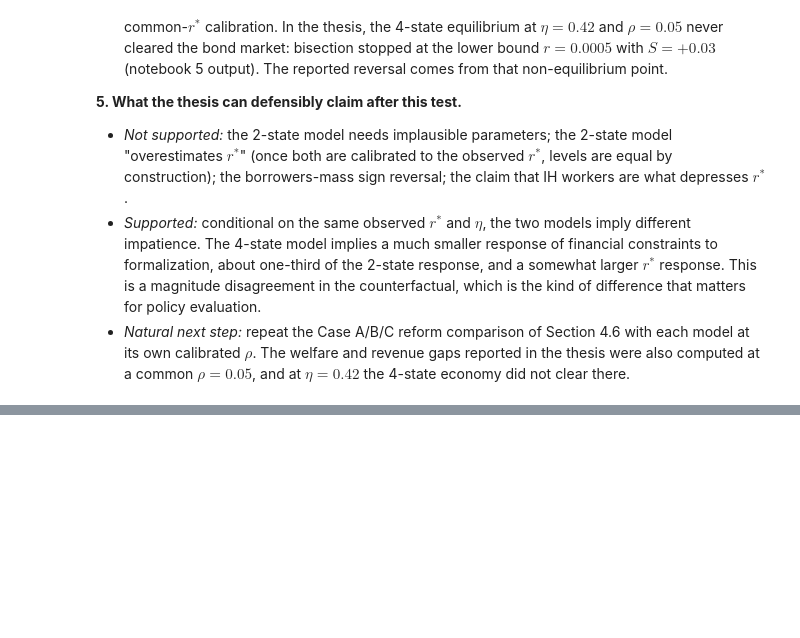
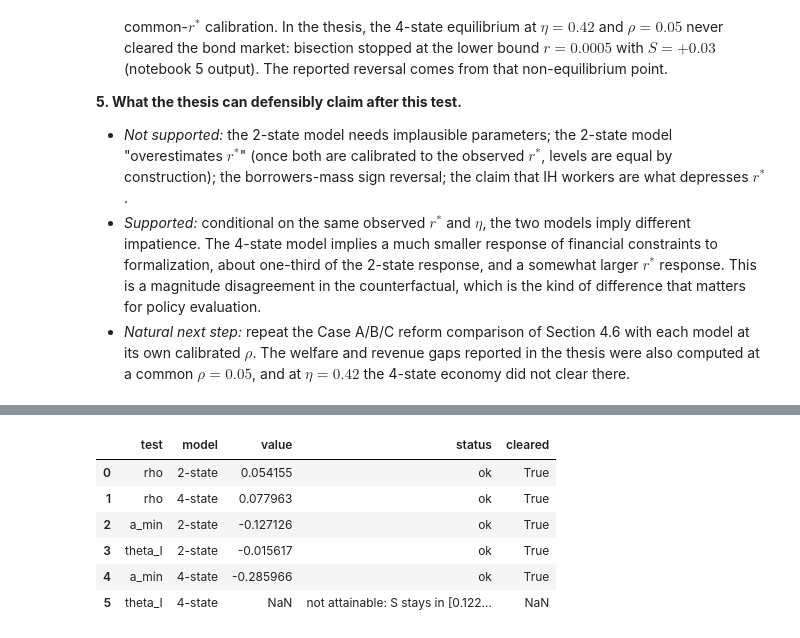
Before and after one commit to gtriberti9/Thesis_ArgFiscal, a Jupyter notebook: 8. empirical_claims.ipynb, the cells around one changed output, grey strips where cells are left out. Cells and saved outputs as stored; diff of their text form; code cells hidden in the pictures; blank space fills up the shorter version.

```diff
--- a/8. empirical_claims.ipynb
+++ b/8. empirical_claims.ipynb
@@ -596,0 +820,21 @@ model
+# %%
+# Mean after-tax income per model (to express a_min in months of income)
+MEAN_INC = {mk(0.42)["name"]: (stationary(mk(0.42)["Lambda"]) * (1 - mk(0.42)["tau"]) * mk(0.42)["z"]).sum()
+            for mk in (model_2state, model_4state)}
+
+# Long table: one row per (test, model) at r* = 2%, built from Steps 4-5 (rho) and Step 11 (a_min, theta_I)
+calib = pd.concat([
+    pd.DataFrame([{"test": "rho", "model": k, "r* target %": 100 * R_TARGET, "value": v, "status": "ok",
+                   "cleared": bool(abs(cal[k]["r"] - R_TARGET) < 1e-4 and cal[k]["out"]["valid"])}
+                  for k, v in rho_cal.items()]),
+    tab_free.assign(test=tab_free["free parameter"]).rename(columns={"calibrated value": "value"}),
+], ignore_index=True)
+calib[["test", "model", "value", "status", "cleared"]]
+# %% [output]
+|  | test | model | value | status | cleared |
+| 0 | rho | 2-state | 0.054155 | ok | True |
+| 1 | rho | 4-state | 0.077963 | ok | True |
+| 2 | a_min | 2-state | -0.127126 | ok | True |
+| 3 | theta_I | 2-state | -0.015617 | ok | True |
+| 4 | a_min | 4-state | -0.285966 | ok | True |
+| 5 | theta_I | 4-state | NaN | not attainable: S stays in [0.122... | NaN |
```
Also changed, not shown: parts of 10 cells of this notebook, 3 other files.
